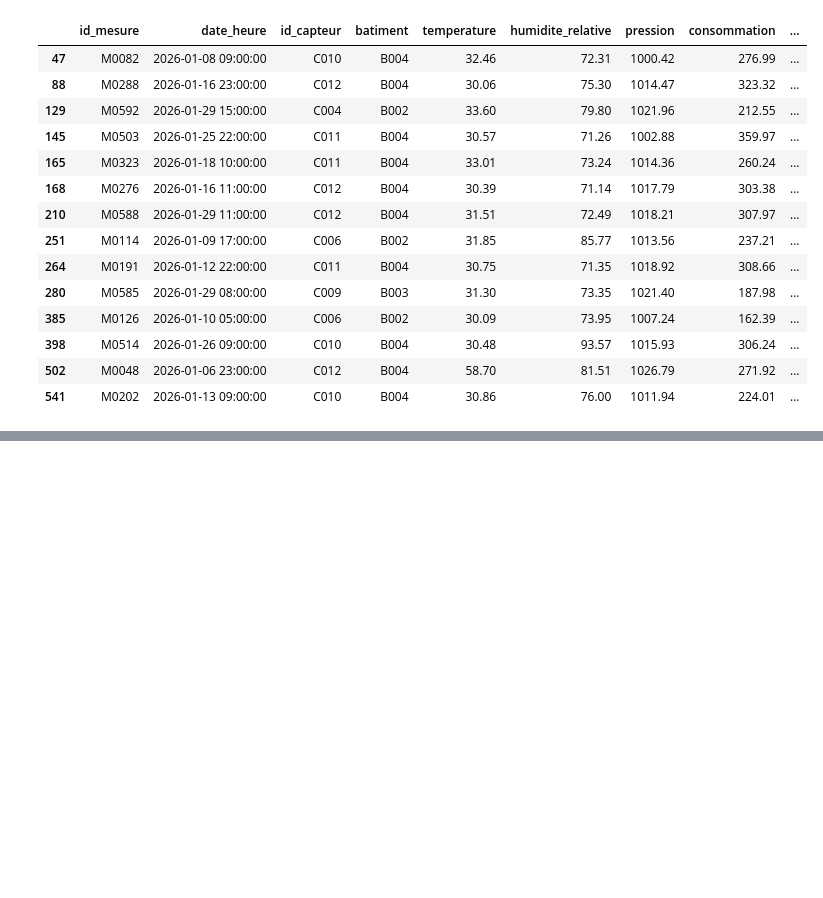
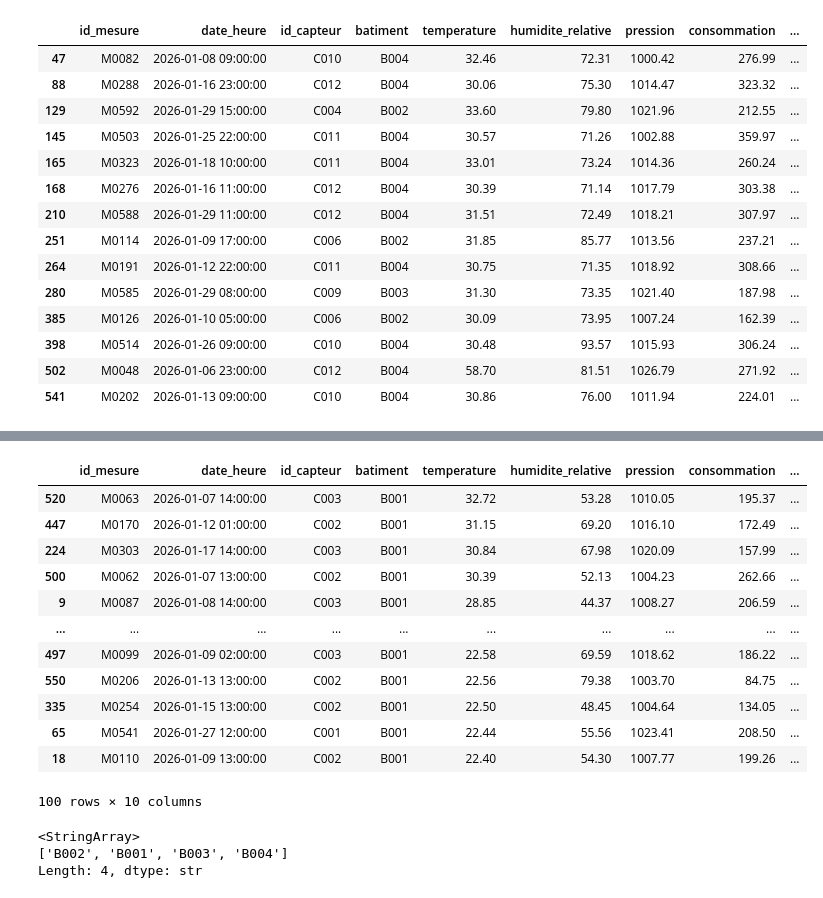
Before and after one commit to Mayra-99/atelier_pandas_iot, a Jupyter notebook: notebooks/atelier_pandas_iot.ipynb, the cells around one changed output, grey strips where cells are left out. Drawn from its saved outputs; the diff is of its cells as text; code cells hidden in the pictures; blank space fills up the shorter version.

Commit message:
Partie 7 : tri croissant, decroissant, top10 et tri multi-colonnes

```diff
--- a/notebooks/atelier_pandas_iot.ipynb
+++ b/notebooks/atelier_pandas_iot.ipynb
@@ -375,0 +421,24 @@ df[(df["temperature"] > 30) & (df["humidite_relative"] > 70)]
+# %%
+#4) Trier en fonction des colonnes "batiment" (croissant) et "temperature" (décroissant)
+df_trie3 = df.sort_values(["batiment", "temperature"], ascending=[True, False])
+df_trie3.head(100)
+# %% [output]
+|  | id_mesure | date_heure | id_capteur | batiment | temperature | humidite_relative | pression | consommation | ... |
+| 520 | M0063 | 2026-01-07 14:00:00 | C003 | B001 | 32.72 | 53.28 | 1010.05 | 195.37 | ... |
+| 447 | M0170 | 2026-01-12 01:00:00 | C002 | B001 | 31.15 | 69.20 | 1016.10 | 172.49 | ... |
+| 224 | M0303 | 2026-01-17 14:00:00 | C003 | B001 | 30.84 | 67.98 | 1020.09 | 157.99 | ... |
+| 500 | M0062 | 2026-01-07 13:00:00 | C002 | B001 | 30.39 | 52.13 | 1004.23 | 262.66 | ... |
+| 9 | M0087 | 2026-01-08 14:00:00 | C003 | B001 | 28.85 | 44.37 | 1008.27 | 206.59 | ... |
+| ... | ... | ... | ... | ... | ... | ... | ... | ... | ... |
+| 497 | M0099 | 2026-01-09 02:00:00 | C003 | B001 | 22.58 | 69.59 | 1018.62 | 186.22 | ... |
+| 550 | M0206 | 2026-01-13 13:00:00 | C002 | B001 | 22.56 | 79.38 | 1003.70 | 84.75 | ... |
+| 335 | M0254 | 2026-01-15 13:00:00 | C002 | B001 | 22.50 | 48.45 | 1004.64 | 134.05 | ... |
+| 65 | M0541 | 2026-01-27 12:00:00 | C001 | B001 | 22.44 | 55.56 | 1023.41 | 208.50 | ... |
+| 18 | M0110 | 2026-01-09 13:00:00 | C002 | B001 | 22.40 | 54.30 | 1007.77 | 199.26 | ... |
+100 rows × 10 columns
+# %%
+df["batiment"].unique()
+# %% [output]
+<StringArray>
+['B002', 'B001', 'B003', 'B004']
+Length: 4, dtype: str
```
Also changed, not shown: parts of 4 cells of this notebook.
